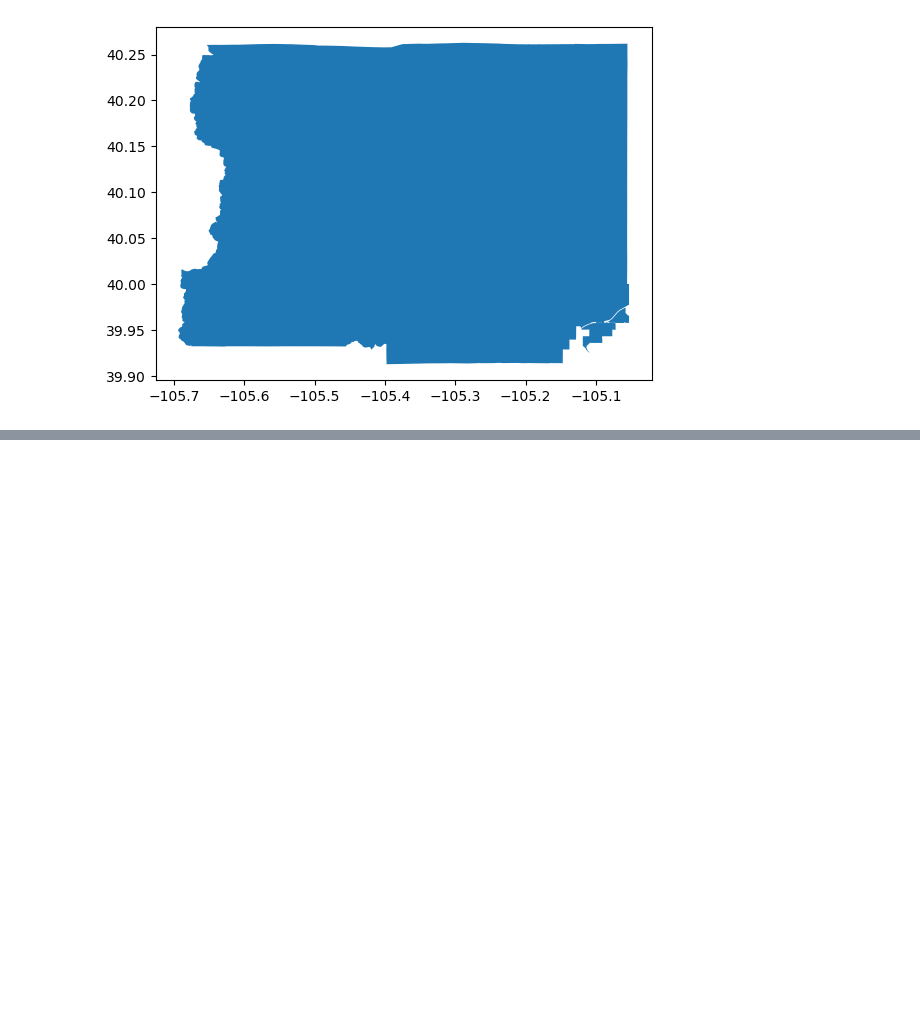
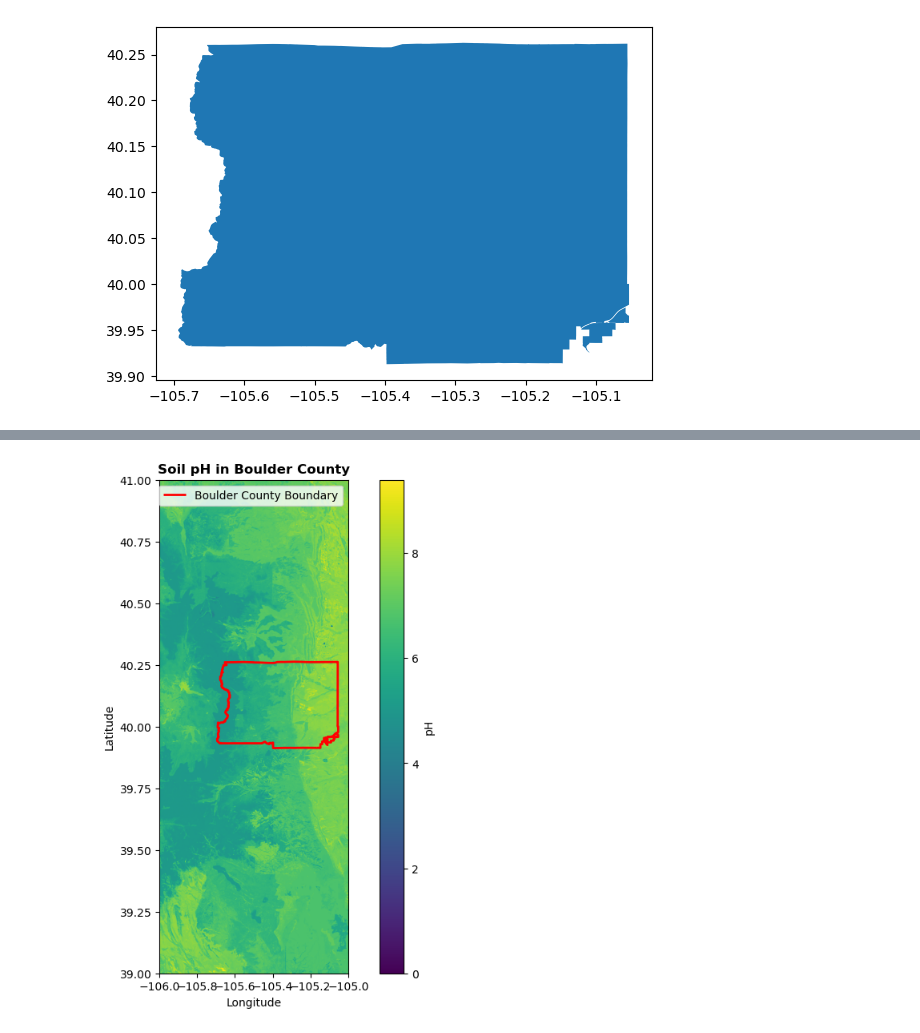
Before and after one commit to gpb3037/bluespruce, a Jupyter notebook: BoulderCountyPOLARIS.ipynb, the cells around one changed output, grey strips where cells are left out. Cells and saved outputs as stored; diff of their text form; code cells hidden in the pictures; blank space fills up the shorter version.

```diff
--- a/BoulderCountyPOLARIS.ipynb
+++ b/BoulderCountyPOLARIS.ipynb
@@ -111,0 +342,53 @@ boulder_gdf.plot()
+# %%
+import rasterio
+import numpy as np
+import matplotlib.pyplot as plt
+import geopandas as gpd
+from rasterio.plot import show
+from shapely.geometry import mapping
+
+# Filepath to the merged raster file
+merged_filepath = os.path.join(download_dir, "merged_soil_data.tif")
+
+# Open the raster file
+with rasterio.open(merged_filepath) as src:
+    # Read the first band
+    data = src.read(1)
+    # Get the metadata (for extent and CRS)
+    meta = src.meta
+    soil_crs = src.crs  # CRS of the soil raster
+    soil_transform = src.transform  # Affine transform of the soil raster
+
+# Reproject Boulder County boundary to the raster's CRS
+boulder_reproject_gdf = boulder_gdf.to_crs(soil_crs)
+
+# Mask no-data values (assuming -9999 is the no-data value; update if different)
+nodata_value = meta.get("nodata", -9999)
+data = np.where(data == nodata_value, np.nan, data)
+
+# Clip pH values to the range 0-16
+data = np.clip(data, 0, 16)
+
+# Plot the data
+fig, ax = plt.subplots(figsize=(10, 8))
+
+# Plot the soil raster
+show(
+    data,
+    transform=soil_transform,
+    cmap="viridis",
+    ax=ax,
+    title="Soil pH in Boulder County",
+)
+
+# Plot the Boulder County boundary
+boulder_reproject_gdf.boundary.plot(ax=ax, edgecolor="red", linewidth=2, label="Boulder County Boundary")
+
+# Add a legend and labels
+ax.legend()
+plt.colorbar(ax.images[0], ax=ax, label="pH")
+plt.xlabel("Longitude")
+plt.ylabel("Latitude")
+plt.show()
+# %% [output]
+[figure, added]
```
Also changed, not shown: parts of 11 cells of this notebook, 3 other files.
